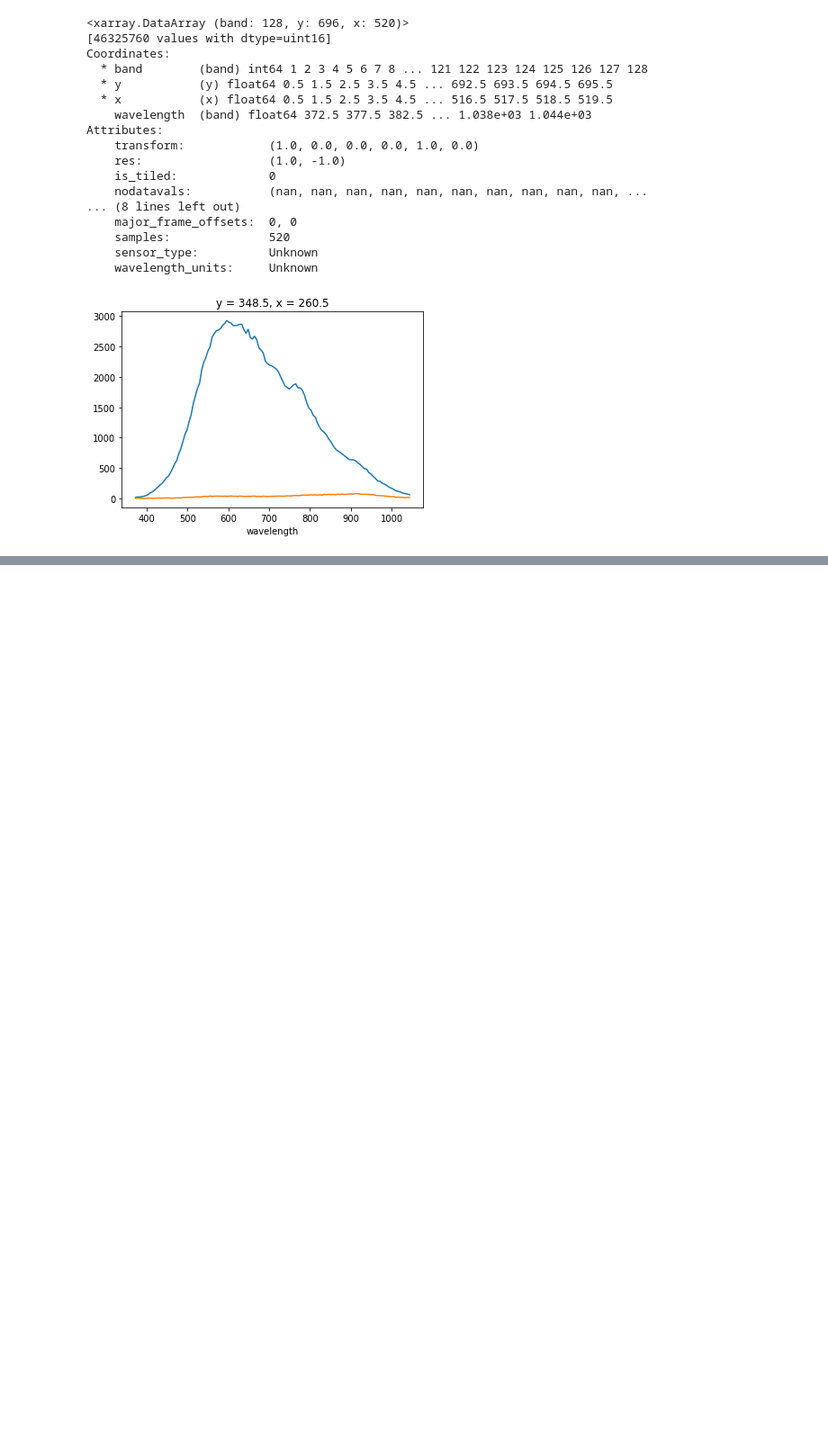
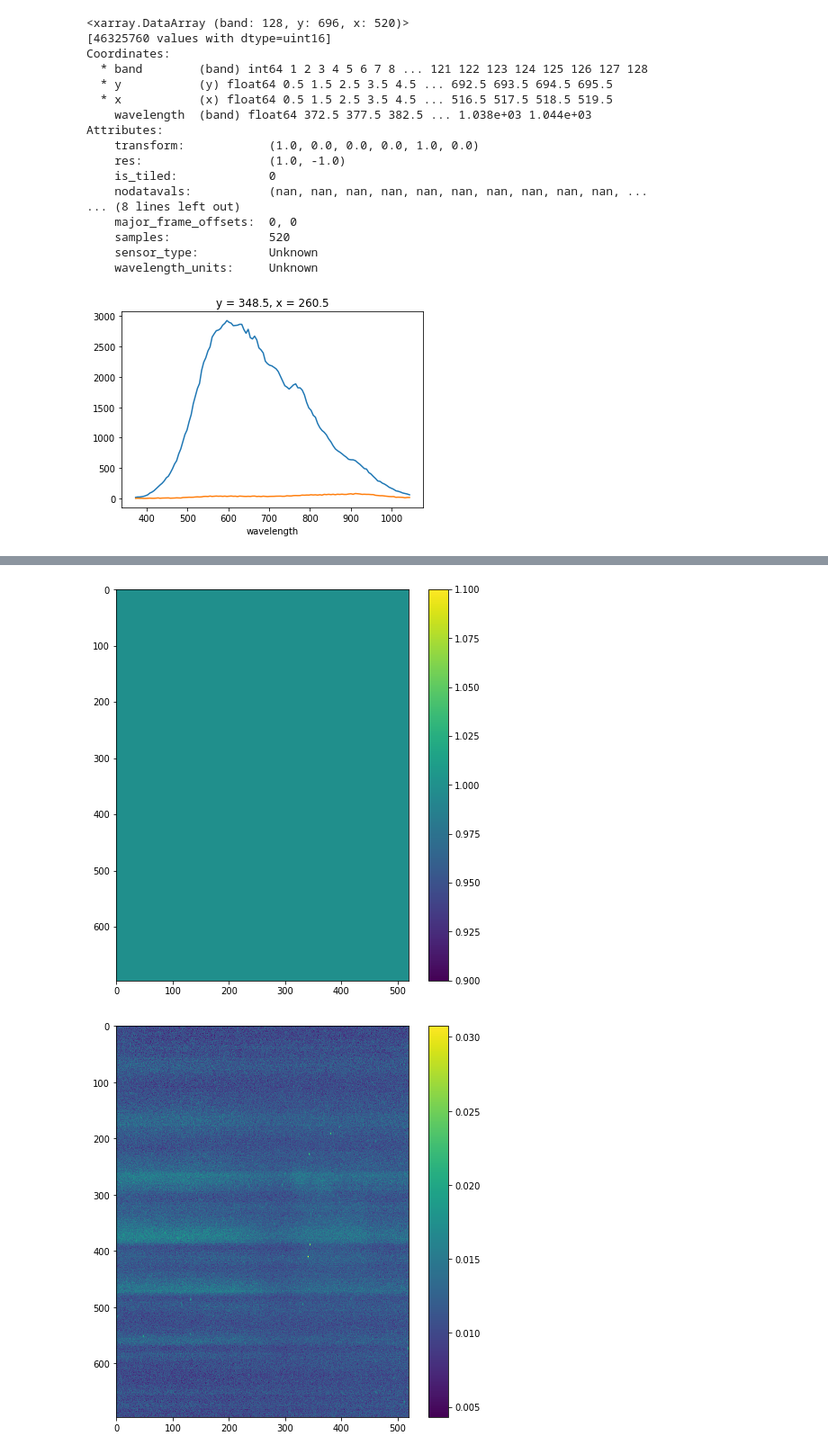
Before and after one commit to silmae/colortiles, a Jupyter notebook: Reflectance calculation and visualization.ipynb, the cells around one changed output, grey strips where cells are left out. Shown at 90% size. Drawn from its saved outputs; the diff is of its cells as text; code cells hidden in the pictures; blank space fills up the shorter version.

```diff
--- a/Reflectance calculation and visualization.ipynb
+++ b/Reflectance calculation and visualization.ipynb
@@ -66,0 +67,11 @@ for cube in data:
+# %%
+refls = [d / data[0] for d in data]
+# %%
+for cube in refls:
+    plt.figure(figsize=(8,8))
+    plt.imshow(cube.sel(wavelength=WL, method='nearest')) #.sel(**ROI))
+    plt.colorbar()
+    plt.show()
+# %% [output]
+[figure, added]
+[figure, added]
```
Also changed, not shown: parts of 1 cell of this notebook.
